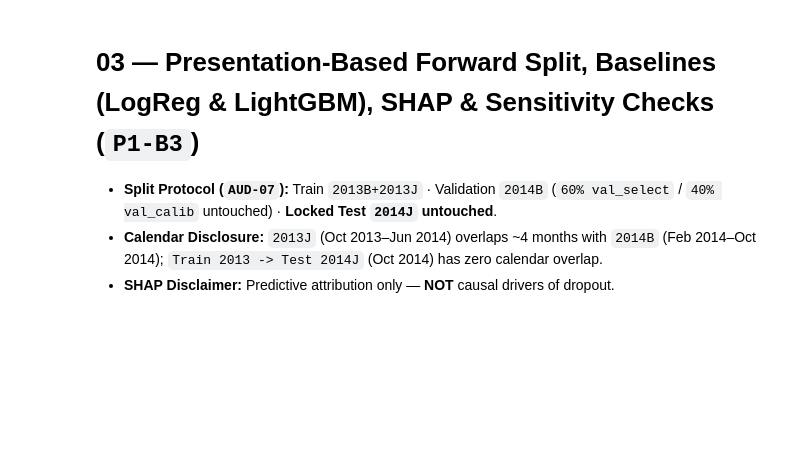
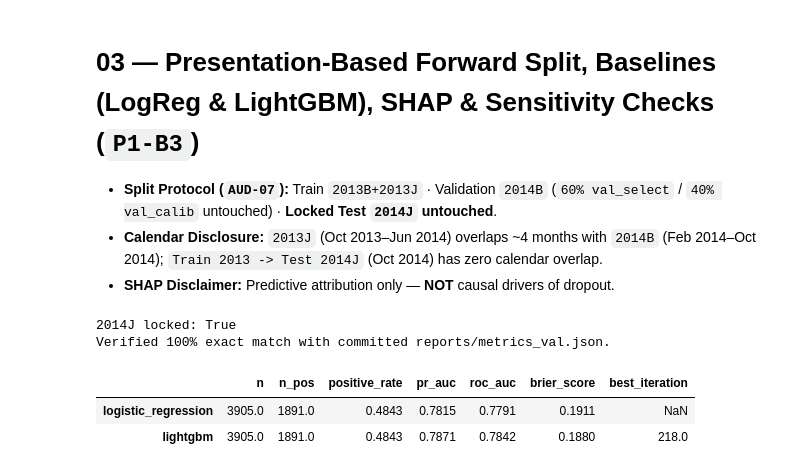
Before and after one commit to Fairy3425/oulad-early-warning, a Jupyter notebook: notebooks/03_modeling_and_shap.ipynb, the cells around one changed output. Saved outputs shown, nothing was run; the diff lists cells and outputs as text; code cells hidden in the pictures; blank space fills up the shorter version.

```diff
--- a/notebooks/03_modeling_and_shap.ipynb
+++ b/notebooks/03_modeling_and_shap.ipynb
@@ -6,18 +6,41 @@
 - **SHAP Disclaimer:** Predictive attribution only — **NOT** causal drivers of dropout.
 # %%
 import json
+import tempfile
+from pathlib import Path
+
+import pandas as pd
+from IPython.display import Image, display
 
 from oulad.baselines import run_p1_b3_validation_suite
 from oulad.config import FIGURES_DIR, PROCESSED_DIR, REPORTS_DIR, SEED
 
-metrics_val, cutoff_df = run_p1_b3_validation_suite(
-    processed_dir=PROCESSED_DIR,
-    reports_dir=REPORTS_DIR,
-    figures_dir=FIGURES_DIR,
-    seed=SEED,
-)
+# Run into an isolated temp directory to verify bit-for-bit reproducibility without overwriting
+# the combined 3-model reports/metrics_val.json (which also includes TabularMLP from NB 04).
+with tempfile.TemporaryDirectory() as tmpdir:
+    tmp = Path(tmpdir)
+    metrics_val, cutoff_df = run_p1_b3_validation_suite(
+        processed_dir=PROCESSED_DIR,
+        reports_dir=tmp / "reports",
+        figures_dir=tmp / "figures",
+        seed=SEED,
+    )
+
 assert metrics_val["split_protocol"]["test_2014j_untouched"] is True
+committed_val = json.loads((REPORTS_DIR / "metrics_val.json").read_text(encoding="utf-8"))
+for model_key in ("logistic_regression", "lightgbm"):
+    assert metrics_val["models_val_select_t28_operational"][model_key] == (
+        committed_val["models_val_select_t28_operational"][model_key]
+    )
+
 print("2014J locked:", metrics_val["split_protocol"]["test_2014j_untouched"])
-print(json.dumps(metrics_val["models_val_select_t28_operational"], indent=2))
+print("Verified 100% exact match with committed reports/metrics_val.json.")
+display(pd.DataFrame(metrics_val["models_val_select_t28_operational"]).T)
+# %% [output]
+2014J locked: True
+Verified 100% exact match with committed reports/metrics_val.json.
+|  | n | n_pos | positive_rate | pr_auc | roc_auc | brier_score | best_iteration |
+| logistic_regression | 3905.0 | 1891.0 | 0.4843 | 0.7815 | 0.7791 | 0.1911 | NaN |
+| lightgbm | 3905.0 | 1891.0 | 0.4843 | 0.7871 | 0.7842 | 0.1880 | 218.0 |
 # %%
 # Separate models across Operational vs Safe Common Cohort for T = 14, 21, 28
```
Also changed, not shown: parts of 2 cells of this notebook, 6 other files.
